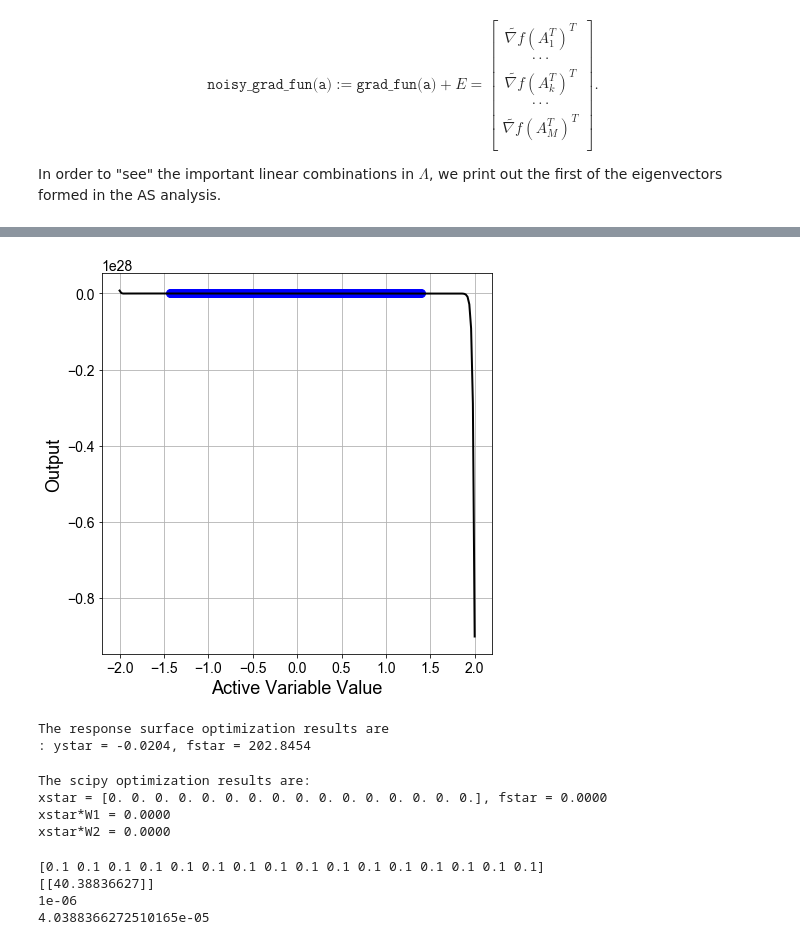
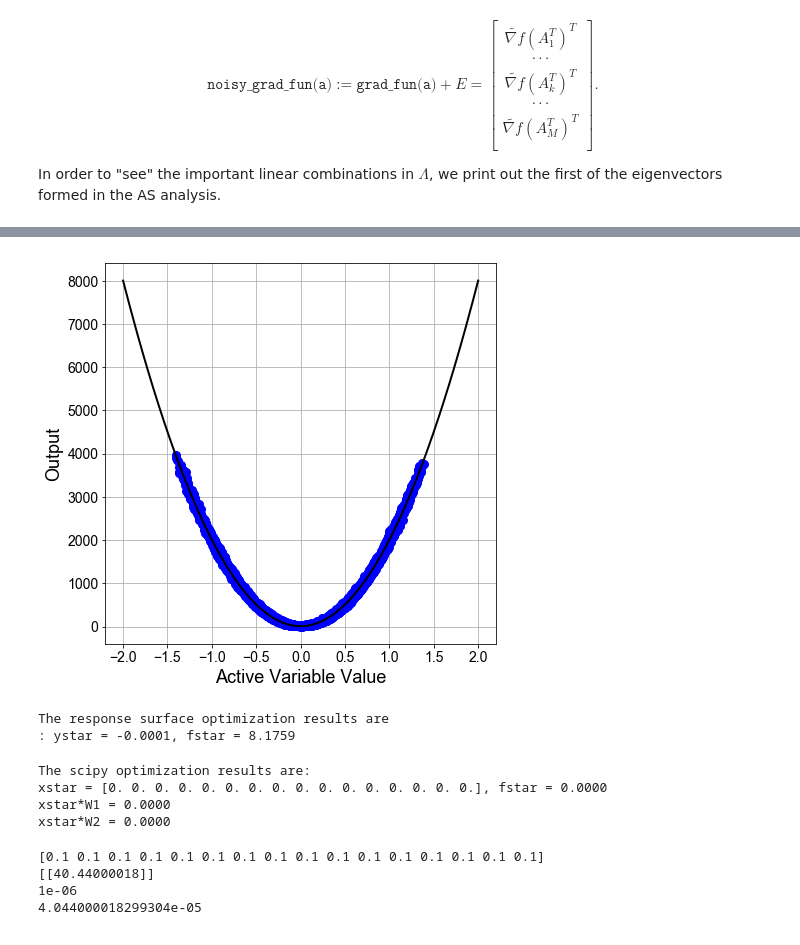
Before and after one commit to mathematicalmichael/personalresearch, a Jupyter notebook: Notebooks/AS_vs_DF_Optimization.ipynb, the cells around one changed output, grey strips where cells are left out. Drawn from its saved outputs; the diff is of its cells as text; code cells hidden in the pictures.

```diff
--- a/Notebooks/AS_vs_DF_Optimization.ipynb
+++ b/Notebooks/AS_vs_DF_Optimization.ipynb
@@ -120,6 +120,6 @@ To use the future default and silence this warning we advise to pass `rcond=None
 # %%
 #quadratic polynomial approximation
-RS = ac.utils.response_surfaces.PolynomialApproximation(100)
+RS = ac.utils.response_surfaces.PolynomialApproximation(2)
 
 #Train the surface with active variable values (y = a.dot(ss.W1)) and perturbed function values (f)
 y = a.dot(ss.W1)
@@ -141,4 +141,4 @@ The R^2 value of the response surface is 0.8146
-[figure, old version]
+[figure, new version]
 # %%
 #Minimize using the response surface
 
@@ -149,7 +149,7 @@ print 'The response surface optimization results are\n: ystar = {:.4f}, fstar =
     format(ystar[0,0], fstar[0,0])
 # %% [output]
 The response surface optimization results are
-: ystar = -0.0204, fstar = 202.8454
+: ystar = -0.0001, fstar = 8.1759
 # %%
 #Minimize using scipy
 import scipy.optimize as opt
@@ -171,7 +171,7 @@ xstar*W2 = 0.0000
 # Initialize #
 
 # Set Maximum iteration counter
-maxit=20
+maxit=40
 
 
 # Choose initial point and compute initial noisy function evaluation
@@ -197,9 +197,9 @@ print(k)
 print(F)
 # %% [output]
 [0.1 0.1 0.1 0.1 0.1 0.1 0.1 0.1 0.1 0.1 0.1 0.1 0.1 0.1 0.1 0.1]
-[[40.38836627]]
+[[40.44000018]]
 1e-06
-4.0388366272510165e-05
+4.044000018299304e-05
 # %%
 # STARS Algorithm #
 
```
Also changed, not shown: parts of 6 cells of this notebook.
